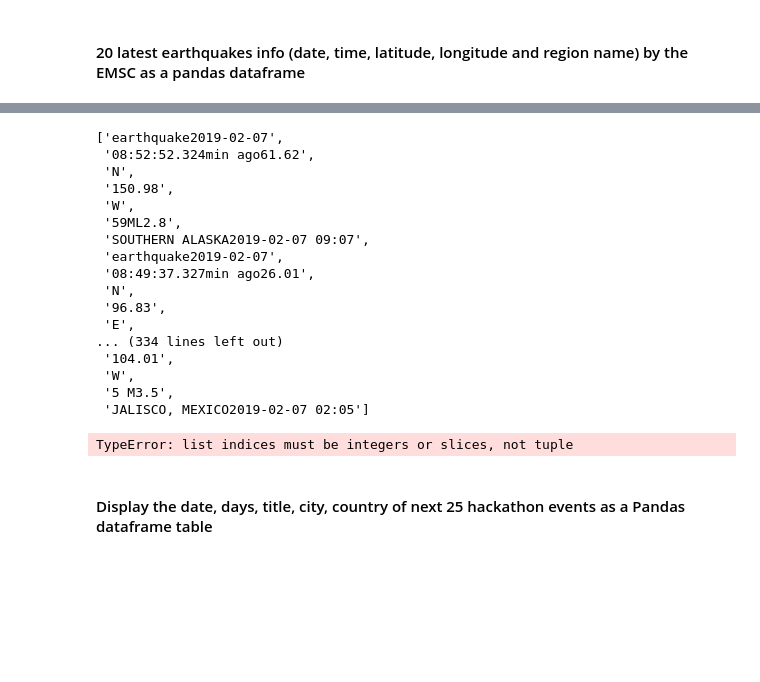
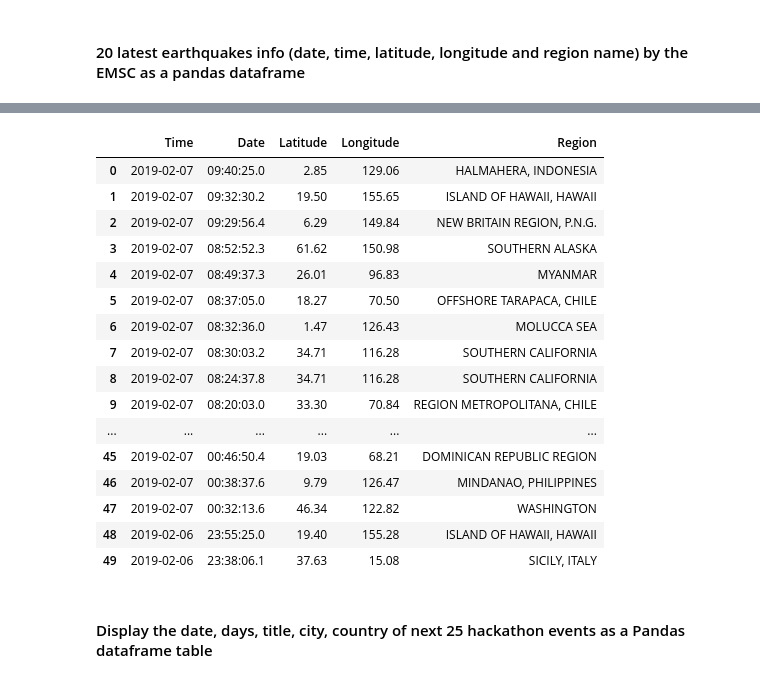
Before and after one commit to LiviaCanet/datamad0119, a Jupyter notebook: module-1/lab-web-scraping/your-code/main.ipynb, the cells around one changed output, grey strips where cells are left out. Drawn from its saved outputs; the diff is of its cells as text; code cells hidden in the pictures; blank space fills up the shorter version.

```diff
--- a/module-1/lab-web-scraping/your-code/main.ipynb
+++ b/module-1/lab-web-scraping/your-code/main.ipynb
@@ -36,4 +38,11 @@ from lxml import html
 # import scrapy
+# %%
+# Function to download and parse an url (he copiado la idea a Rodrigo)
+
+def get_html(url):
+    html = requests.get(url).content
+    soup = BeautifulSoup(html, "lxml")
+    return soup
 # %% [markdown]
 #### Download, parse (using BeautifulSoup), and print the content from the Trending Developers page from GitHub:
 # %%
@@ -336,36 +316,34 @@ text_limp
-# %%
-while '' in text_limp:
-    text_limp.remove('')
-
-text_limp
-# %% [output]
-['earthquake2019-02-07',
- '08:52:52.324min ago61.62',
- 'N',
- '150.98',
- 'W',
- '59ML2.8',
- 'SOUTHERN ALASKA2019-02-07 09:07',
- 'earthquake2019-02-07',
- '08:49:37.327min ago26.01',
- 'N',
- '96.83',
- 'E',
-... (334 lines left out)
- '104.01',
- 'W',
- '5 M3.5',
- 'JALISCO, MEXICO2019-02-07 02:05']
-# %%
-#Con un (start stop step) para dividir mi lista en listas, en cada lista hay un caso de earthquake.
-
-for i in range(0, len(text_limp), 7):
-    print(text_limp[i:i + 7])
-# %%
-text_limp_np = np.array(text_limp[20,:]
-text_limp
-# %% [output]
-TypeError: list indices must be integers or slices, not tuple
+# %%
+#your code
+data = get_html(url)
+# %%
+datetime = [re.sub("earthquake", "", e.text) for e in data.find_all("b")] #Tag b
+datetime_cols = [e.split("\xa0\xa0\xa0") for e in datetime if "\xa0" in e]
+latlong_cols = [e.text.strip() for e in data.find_all("td",{"class":"tabev1"})] #Tag td
+latlong_cols = [latlong_cols[i:(i+2)] for i in range(0, (len(latlong_cols)), 2)]
+region_cols = [e.text.strip() for e in data.find_all("td",{"class":"tb_region"})]
+earthquakes = pd.DataFrame(datetime_cols, columns = {"Date","Time"})
+earthquakes[["Latitude","Longitude"]] = pd.DataFrame(latlong_cols)
+earthquakes["Region"] = region_cols
+earthquakes
+# %% [output]
+|  | Time | Date | Latitude | Longitude | Region |
+| 0 | 2019-02-07 | 09:40:25.0 | 2.85 | 129.06 | HALMAHERA, INDONESIA |
+| 1 | 2019-02-07 | 09:32:30.2 | 19.50 | 155.65 | ISLAND OF HAWAII, HAWAII |
+| 2 | 2019-02-07 | 09:29:56.4 | 6.29 | 149.84 | NEW BRITAIN REGION, P.N.G. |
+| 3 | 2019-02-07 | 08:52:52.3 | 61.62 | 150.98 | SOUTHERN ALASKA |
+| 4 | 2019-02-07 | 08:49:37.3 | 26.01 | 96.83 | MYANMAR |
+| 5 | 2019-02-07 | 08:37:05.0 | 18.27 | 70.50 | OFFSHORE TARAPACA, CHILE |
+| 6 | 2019-02-07 | 08:32:36.0 | 1.47 | 126.43 | MOLUCCA SEA |
+| 7 | 2019-02-07 | 08:30:03.2 | 34.71 | 116.28 | SOUTHERN CALIFORNIA |
+| 8 | 2019-02-07 | 08:24:37.8 | 34.71 | 116.28 | SOUTHERN CALIFORNIA |
+| 9 | 2019-02-07 | 08:20:03.0 | 33.30 | 70.84 | REGION METROPOLITANA, CHILE |
+| ... | ... | ... | ... | ... | ... |
+| 45 | 2019-02-07 | 00:46:50.4 | 19.03 | 68.21 | DOMINICAN REPUBLIC REGION |
+| 46 | 2019-02-07 | 00:38:37.6 | 9.79 | 126.47 | MINDANAO, PHILIPPINES |
+| 47 | 2019-02-07 | 00:32:13.6 | 46.34 | 122.82 | WASHINGTON |
+| 48 | 2019-02-06 | 23:55:25.0 | 19.40 | 155.28 | ISLAND OF HAWAII, HAWAII |
+| 49 | 2019-02-06 | 23:38:06.1 | 37.63 | 15.08 | SICILY, ITALY |
 # %% [markdown]
 #### Display the date, days, title, city, country of next 25 hackathon events as a Pandas dataframe table
 # %%
```
Also changed, not shown: parts of 3 cells of this notebook.
